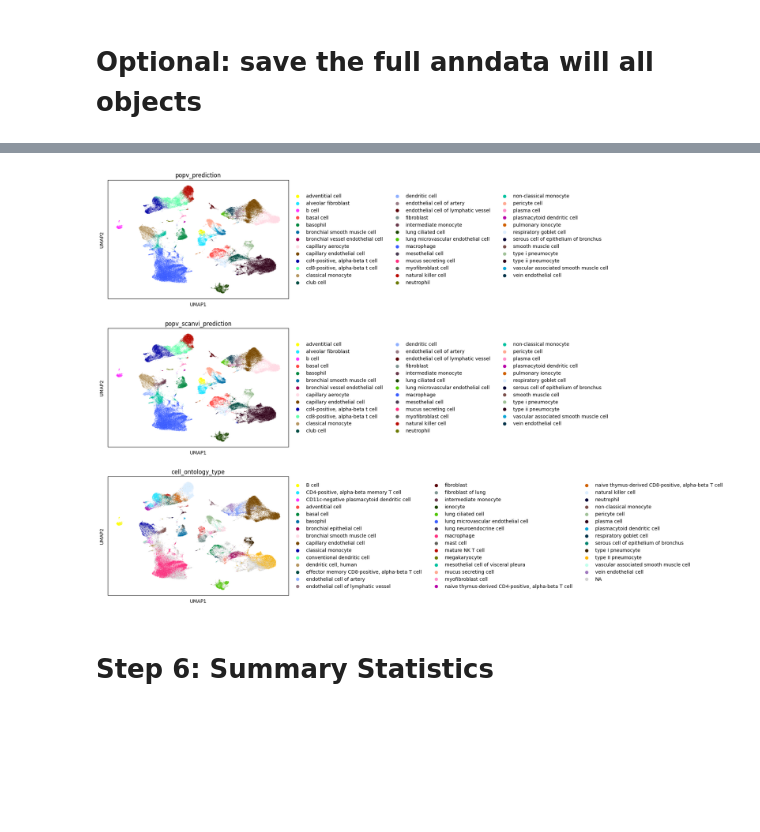
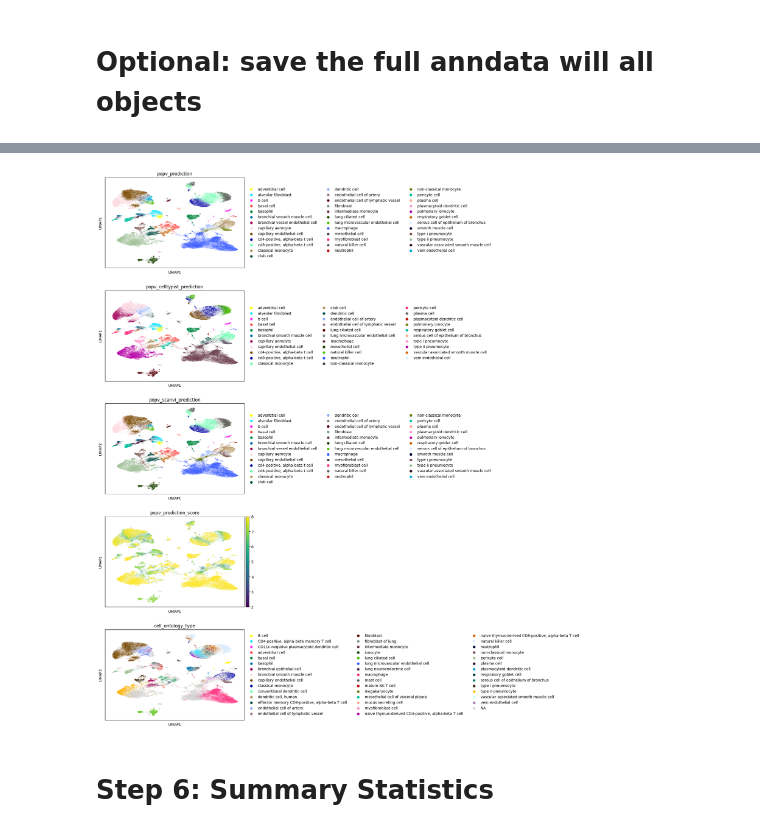
Before and after one commit to YosefLab/popV, a Jupyter notebook: tutorial.ipynb, the cells around one changed output, grey strips where cells are left out. Saved outputs shown, nothing was run; the diff lists cells and outputs as text; code cells hidden in the pictures; blank space fills up the shorter version.

```diff
--- a/tutorial.ipynb
+++ b/tutorial.ipynb
@@ -372,10 +344,10 @@ sc.pl.umap(adata,
-# %%
-adata.obsm['X_umap'] = adata.obsm['X_scanvi_umap_popv']
-
-sc.pl.umap(adata,
-           color=['popv_prediction', 'popv_scanvi_prediction', 'cell_ontology_type'], ncols=1)
-# %% [output]
-[figure, removed]
+# %%
+adata.obsm['X_umap'] = adata.obsm['X_scanvi_umap_popv']
+
+sc.pl.umap(adata,
+           color=['popv_prediction', 'popv_celltypist_prediction', 'popv_scanvi_prediction', 'popv_prediction_score', 'cell_ontology_type'], ncols=1)
+# %% [output]
+[figure, added]
 # %% [markdown]
 # Step 6: Summary Statistics
 # %%
```
Also changed, not shown: parts of 25 cells of this notebook, 20 other files.
